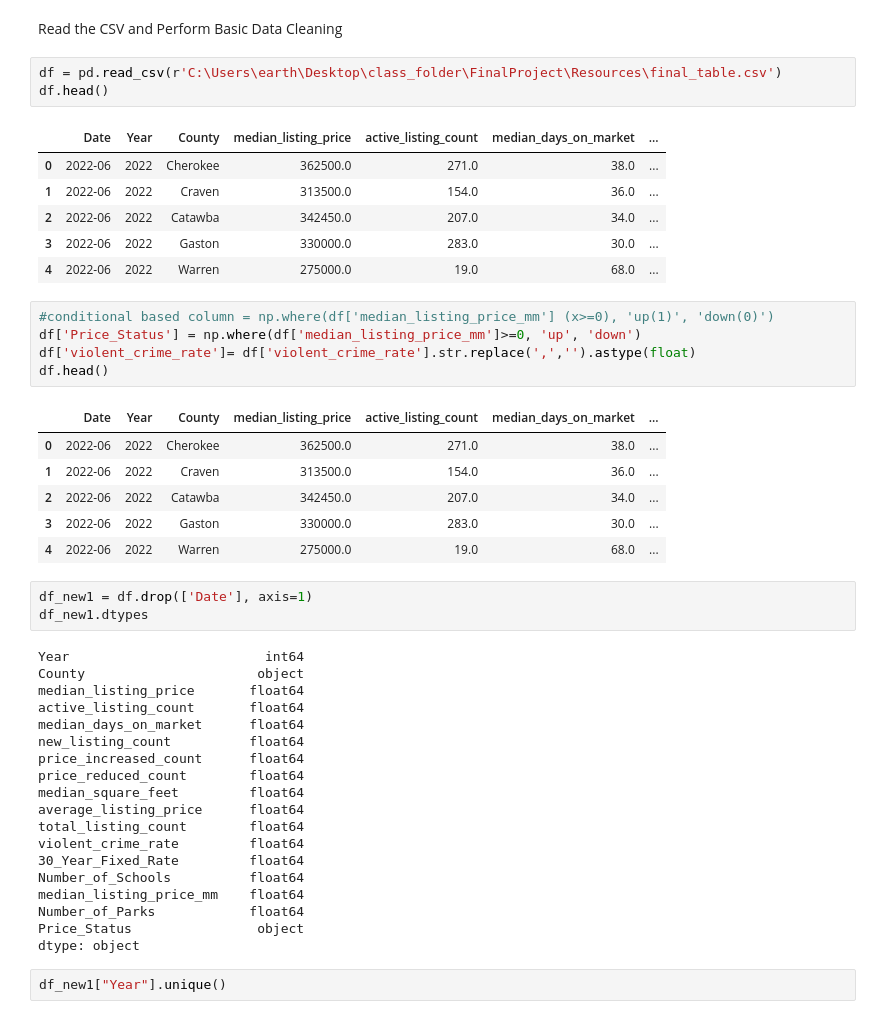
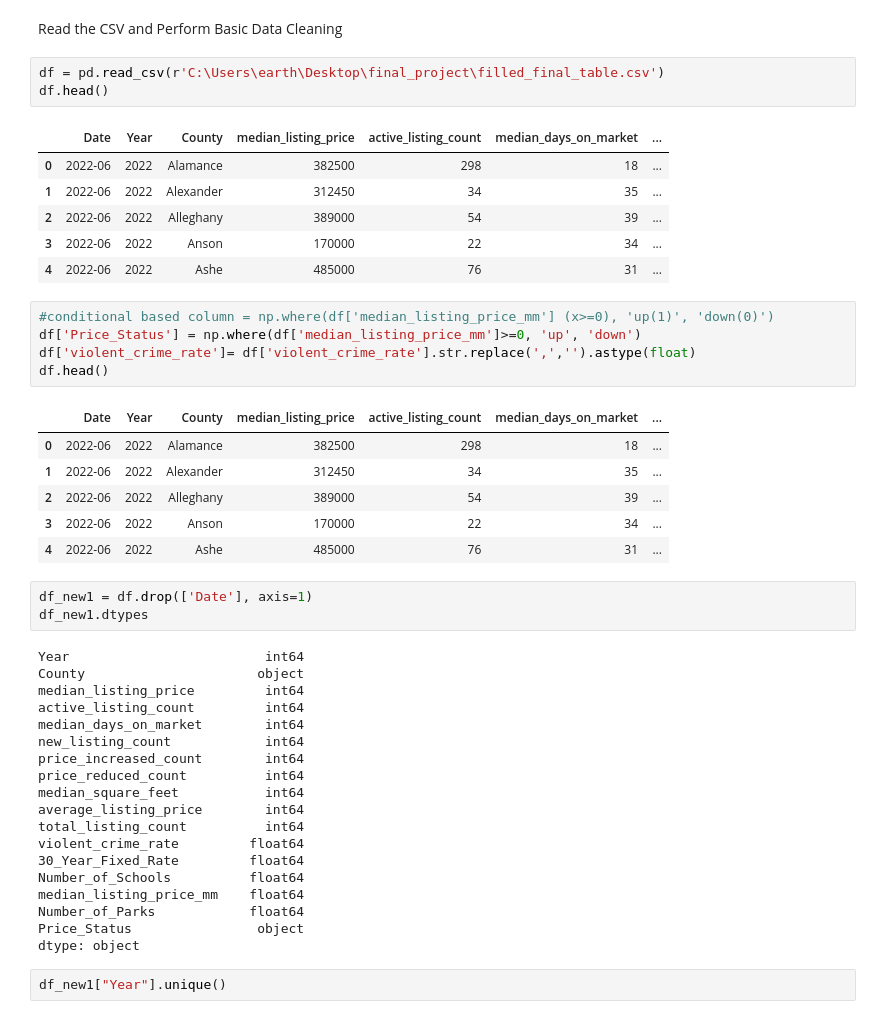
Before and after one commit to ksommerdorf/FinalProject, a Jupyter notebook: notebook/balancedRandomForestClassifier_2classes_week3.ipynb, the cells around one changed output. Cells and saved outputs as stored; diff of their text form.

```diff
--- a/notebook/balancedRandomForestClassifier_2classes_week3.ipynb
+++ b/notebook/balancedRandomForestClassifier_2classes_week3.ipynb
@@ -14,15 +14,15 @@ from sklearn.metrics import classification_report
 # %% [markdown]
 Read the CSV and Perform Basic Data Cleaning
 # %%
-df = pd.read_csv(r'C:\Users\earth\Desktop\class_folder\FinalProject\Resources\final_table.csv')
+df = pd.read_csv(r'C:\Users\earth\Desktop\final_project\filled_final_table.csv')
 df.head()
 # %% [output]
 |  | Date | Year | County | median_listing_price | active_listing_count | median_days_on_market | ... |
-| 0 | 2022-06 | 2022 | Cherokee | 362500.0 | 271.0 | 38.0 | ... |
-| 1 | 2022-06 | 2022 | Craven | 313500.0 | 154.0 | 36.0 | ... |
-| 2 | 2022-06 | 2022 | Catawba | 342450.0 | 207.0 | 34.0 | ... |
-| 3 | 2022-06 | 2022 | Gaston | 330000.0 | 283.0 | 30.0 | ... |
-| 4 | 2022-06 | 2022 | Warren | 275000.0 | 19.0 | 68.0 | ... |
+| 0 | 2022-06 | 2022 | Alamance | 382500 | 298 | 18 | ... |
+| 1 | 2022-06 | 2022 | Alexander | 312450 | 34 | 35 | ... |
+| 2 | 2022-06 | 2022 | Alleghany | 389000 | 54 | 39 | ... |
+| 3 | 2022-06 | 2022 | Anson | 170000 | 22 | 34 | ... |
+| 4 | 2022-06 | 2022 | Ashe | 485000 | 76 | 31 | ... |
 # %%
 #conditional based column = np.where(df['median_listing_price_mm'] (x>=0), 'up(1)', 'down(0)')
 df['Price_Status'] = np.where(df['median_listing_price_mm']>=0, 'up', 'down')
@@ -30,26 +30,26 @@ df['violent_crime_rate']= df['violent_crime_rate'].str.replace(',','').astype(fl
 df.head()
 # %% [output]
 |  | Date | Year | County | median_listing_price | active_listing_count | median_days_on_market | ... |
-| 0 | 2022-06 | 2022 | Cherokee | 362500.0 | 271.0 | 38.0 | ... |
-| 1 | 2022-06 | 2022 | Craven | 313500.0 | 154.0 | 36.0 | ... |
-| 2 | 2022-06 | 2022 | Catawba | 342450.0 | 207.0 | 34.0 | ... |
-| 3 | 2022-06 | 2022 | Gaston | 330000.0 | 283.0 | 30.0 | ... |
-| 4 | 2022-06 | 2022 | Warren | 275000.0 | 19.0 | 68.0 | ... |
+| 0 | 2022-06 | 2022 | Alamance | 382500 | 298 | 18 | ... |
+| 1 | 2022-06 | 2022 | Alexander | 312450 | 34 | 35 | ... |
+| 2 | 2022-06 | 2022 | Alleghany | 389000 | 54 | 39 | ... |
+| 3 | 2022-06 | 2022 | Anson | 170000 | 22 | 34 | ... |
+| 4 | 2022-06 | 2022 | Ashe | 485000 | 76 | 31 | ... |
 # %%
 df_new1 = df.drop(['Date'], axis=1)
 df_new1.dtypes
 # %% [output]
 Year                         int64
 County                      object
-median_listing_price       float64
-active_listing_count       float64
-median_days_on_market      float64
-new_listing_count          float64
-price_increased_count      float64
-price_reduced_count        float64
-median_square_feet         float64
-average_listing_price      float64
-total_listing_count        float64
+median_listing_price         int64
+active_listing_count         int64
+median_days_on_market        int64
+new_listing_count            int64
+price_increased_count        int64
+price_reduced_count          int64
+median_square_feet           int64
+average_listing_price        int64
+total_listing_count          int64
 violent_crime_rate         float64
 30_Year_Fixed_Rate         float64
 Number_of_Schools          float64
```
Also changed, not shown: parts of 17 cells of this notebook, 3 other files.
